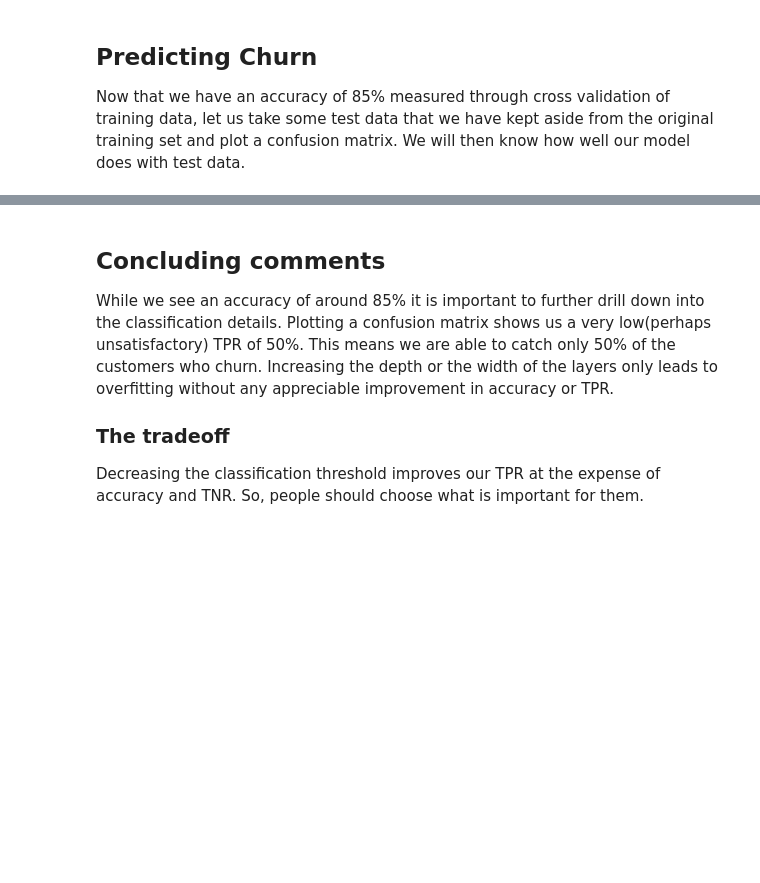
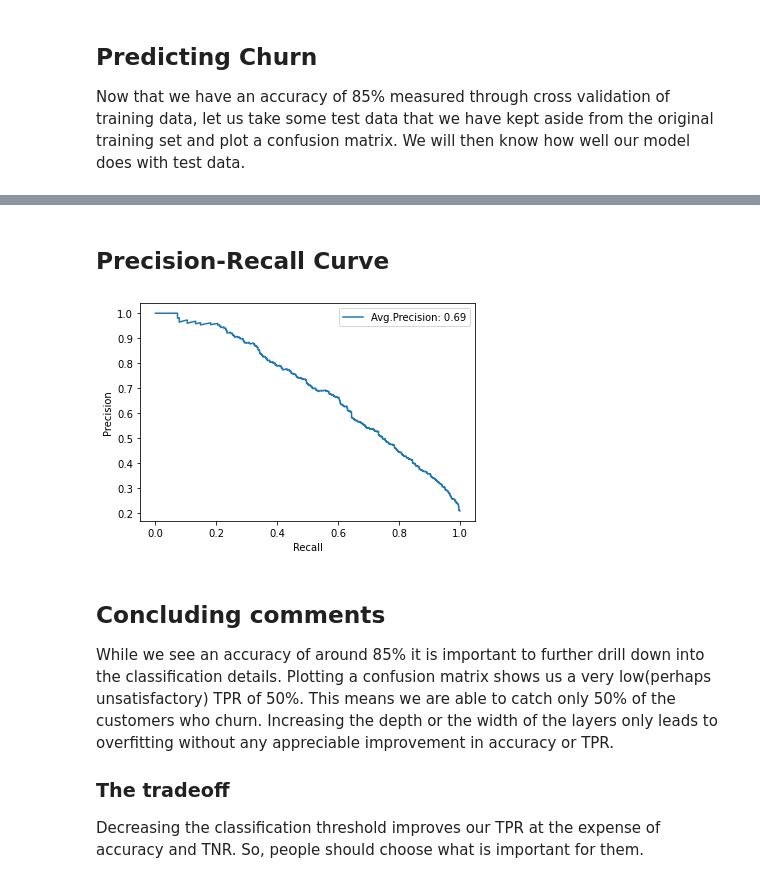
Before and after one commit to progmatix21/ML_ChurnPred_gh, a Jupyter notebook: churn_ann.ipynb, the cells around one changed output, grey strips where cells are left out. Drawn from its saved outputs; the diff is of its cells as text; code cells hidden in the pictures; blank space fills up the shorter version.

```diff
--- a/churn_ann.ipynb
+++ b/churn_ann.ipynb
@@ -258,3 +283,16 @@ Accuracy score:  0.8521212121212122
+# %% [markdown]
+## Precision-Recall Curve
+# %%
+from sklearn.metrics import precision_recall_curve, average_precision_score
+precision_ann, recall_ann, _ = precision_recall_curve(y_test, pred_probs)
+label_str = "Avg.Precision: %.2f" % average_precision_score(y_test,pred_probs)
+plt.plot(recall_ann, precision_ann, label=label_str)
+plt.xlabel("Recall")
+plt.ylabel("Precision")
+plt.legend(loc='best')
+plt.show()
+# %% [output]
+[figure, added]
 # %% [markdown]
 ## Concluding comments
 
```
Also changed, not shown: parts of 8 cells of this notebook, 3 other files.
